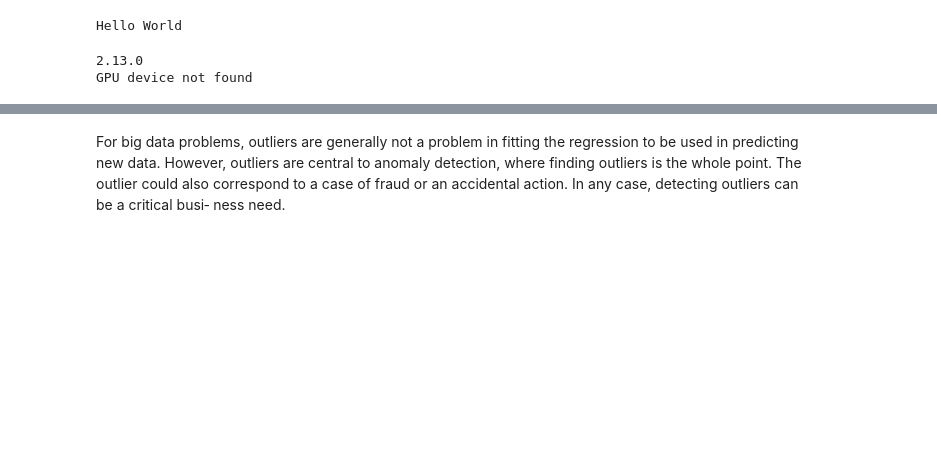
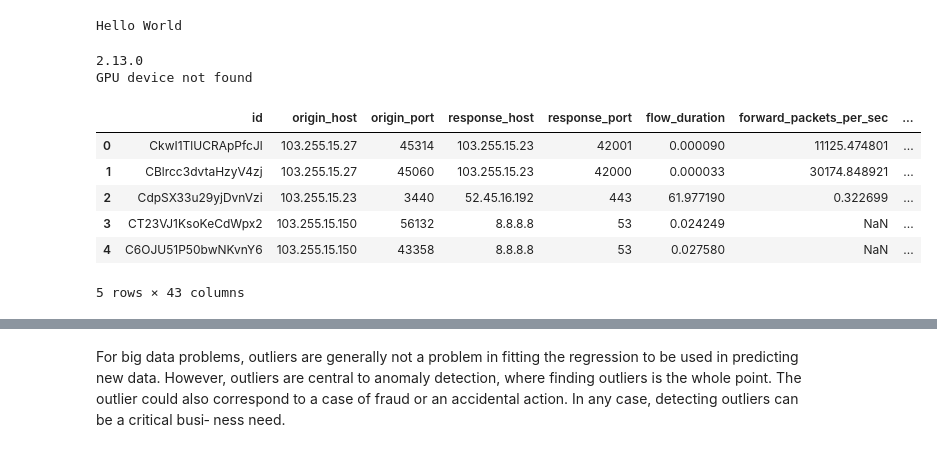
Before and after one commit to AllOneeeee/DataQuest24, a Jupyter notebook: train.ipynb, the cells around one changed output, grey strips where cells are left out. Drawn from its saved outputs; the diff is of its cells as text; code cells hidden in the pictures; blank space fills up the shorter version.

```diff
--- a/train.ipynb
+++ b/train.ipynb
@@ -56,8 +56,16 @@ GPU device not found
 # %%
 import pandas as pd
 
-data = pd.read_csv("data/train.csv").sample(200)
+data = pd.read_csv("data/train.csv")
 data.head()
+# %% [output]
+|  | id | origin_host | origin_port | response_host | response_port | flow_duration | forward_packets_per_sec | ... |
+| 0 | CkwI1TlUCRApPfcJl | 103.255.15.27 | 45314 | 103.255.15.23 | 42001 | 0.000090 | 11125.474801 | ... |
+| 1 | CBlrcc3dvtaHzyV4zj | 103.255.15.27 | 45060 | 103.255.15.23 | 42000 | 0.000033 | 30174.848921 | ... |
+| 2 | CdpSX33u29yjDvnVzi | 103.255.15.23 | 3440 | 52.45.16.192 | 443 | 61.977190 | 0.322699 | ... |
+| 3 | CT23VJ1KsoKeCdWpx2 | 103.255.15.150 | 56132 | 8.8.8.8 | 53 | 0.024249 | NaN | ... |
+| 4 | C6OJU51P50bwNKvnY6 | 103.255.15.150 | 43358 | 8.8.8.8 | 53 | 0.027580 | NaN | ... |
+5 rows × 43 columns
 # %%
 def calculate_missing_values(data):
     miss = data.isna().sum()
```
Also changed, not shown: parts of 18 cells of this notebook, 1 other file.
